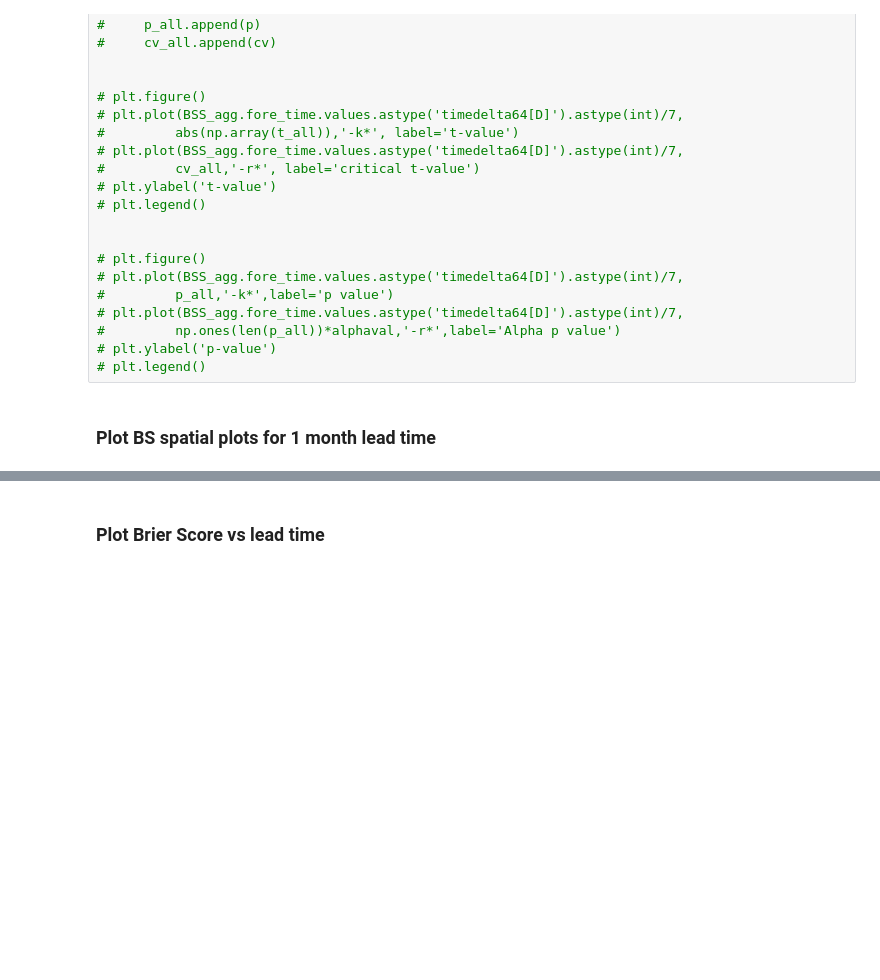
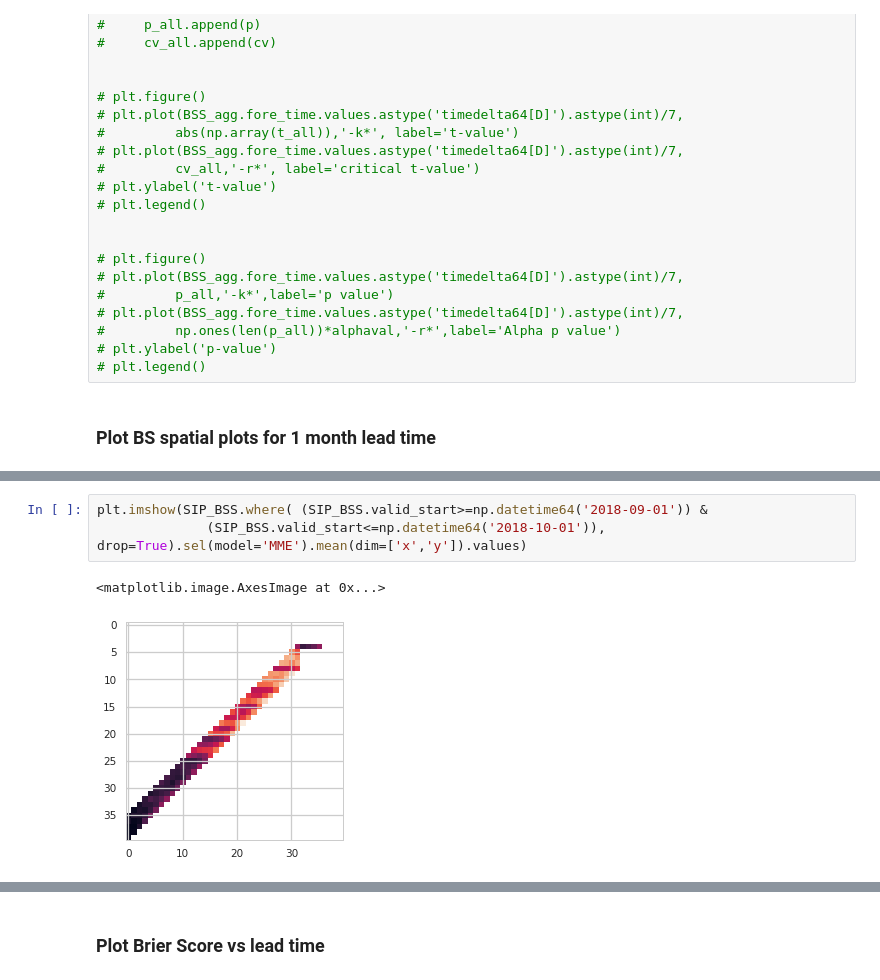
Before and after one commit to NicWayand/ESIO, a Jupyter notebook: notebooks/Eval_weekly_forecasts.ipynb, the cells around one changed output, grey strips where cells are left out. Cells and saved outputs as stored; diff of their text form; blank space fills up the shorter version.

```diff
--- a/notebooks/Eval_weekly_forecasts.ipynb
+++ b/notebooks/Eval_weekly_forecasts.ipynb
@@ -284,0 +330,6 @@ for ft in [SIP_BSS_init_avg.fore_time.values[4]]:
+# %%
+plt.imshow(SIP_BSS.where( (SIP_BSS.valid_start>=np.datetime64('2018-09-01')) &
+              (SIP_BSS.valid_start<=np.datetime64('2018-10-01')), drop=True).sel(model='MME').mean(dim=['x','y']).values)
+# %% [output]
+<matplotlib.image.AxesImage at 0x...>
+[figure, added]
```
Also changed, not shown: parts of 15 cells of this notebook, 18 other files.
